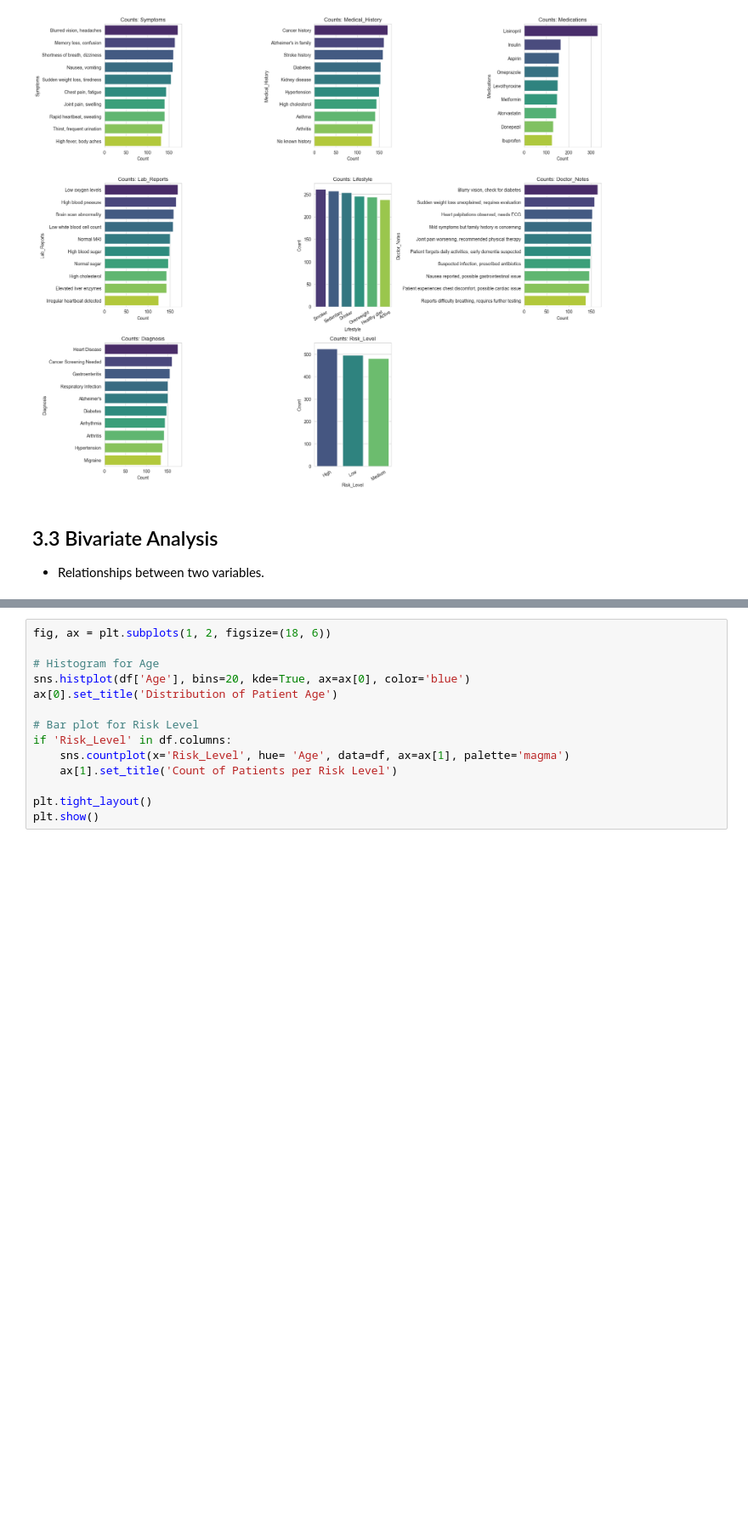
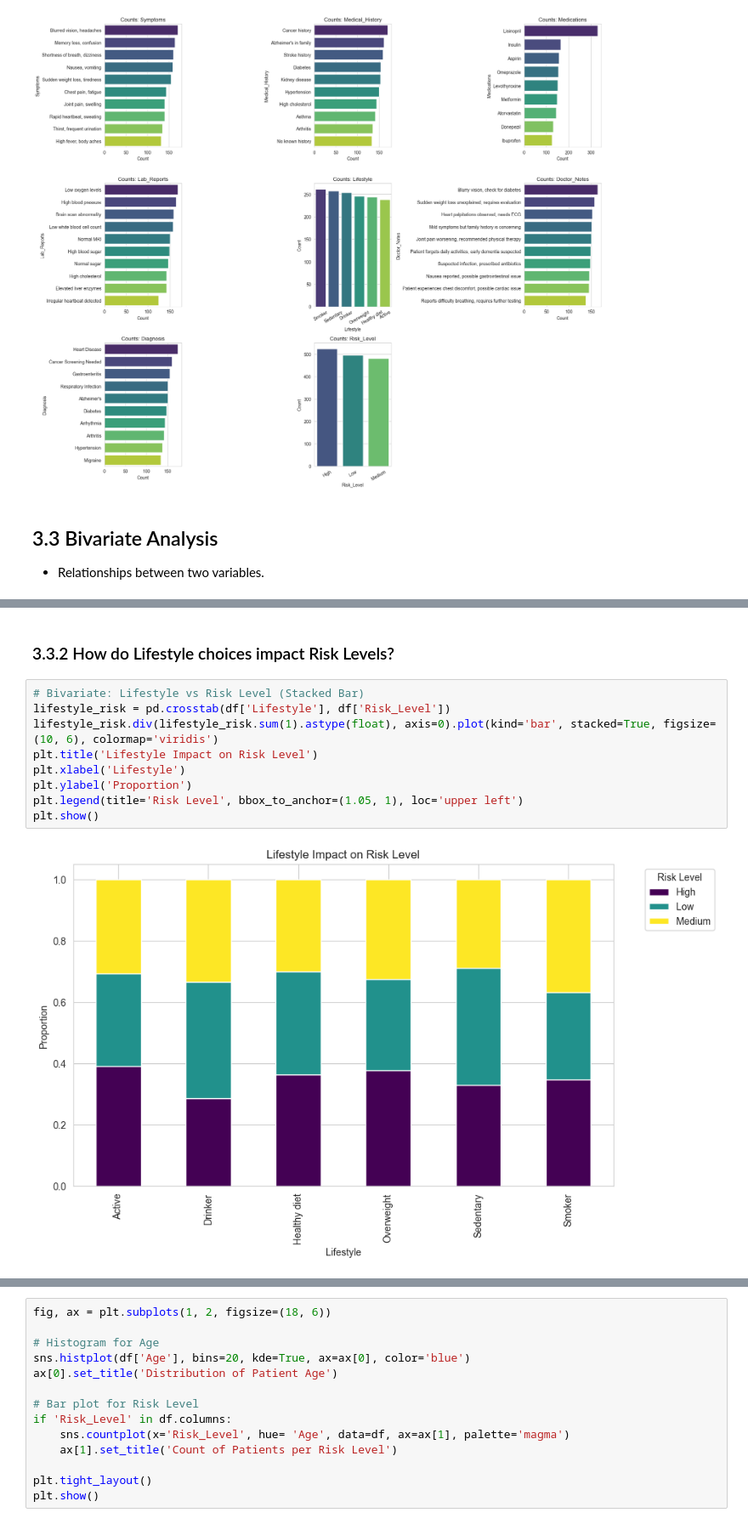
Before and after one commit to ariful59/ml-pipeline-heath-risk_predictor, a Jupyter notebook: src/notebook/EDA_dataset.ipynb, the cells around one changed output, grey strips where cells are left out. Shown at 85% size. Cells and saved outputs as stored; diff of their text form; blank space fills up the shorter version.

```diff
--- a/src/notebook/EDA_dataset.ipynb
+++ b/src/notebook/EDA_dataset.ipynb
@@ -384,0 +401,13 @@ plt.show()
+# %% [markdown]
+### 3.3.2 How do Lifestyle choices impact Risk Levels?
+# %%
+# Bivariate: Lifestyle vs Risk Level (Stacked Bar)
+lifestyle_risk = pd.crosstab(df['Lifestyle'], df['Risk_Level'])
+lifestyle_risk.div(lifestyle_risk.sum(1).astype(float), axis=0).plot(kind='bar', stacked=True, figsize=(10, 6), colormap='viridis')
+plt.title('Lifestyle Impact on Risk Level')
+plt.xlabel('Lifestyle')
+plt.ylabel('Proportion')
+plt.legend(title='Risk Level', bbox_to_anchor=(1.05, 1), loc='upper left')
+plt.show()
+# %% [output]
+[figure, added]
```
Also changed, not shown: parts of 20 cells of this notebook, 15 other files.
